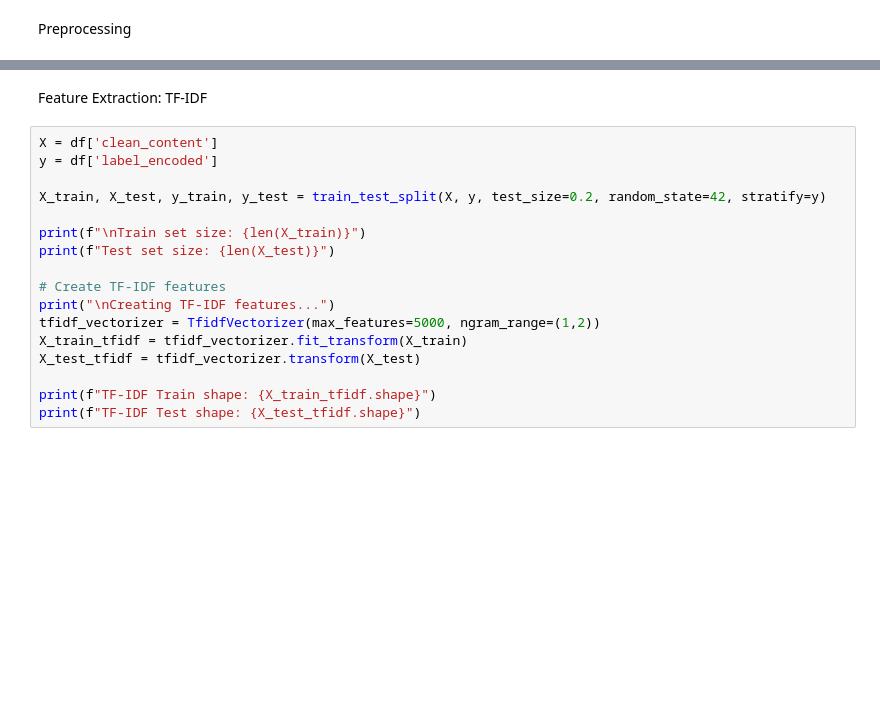
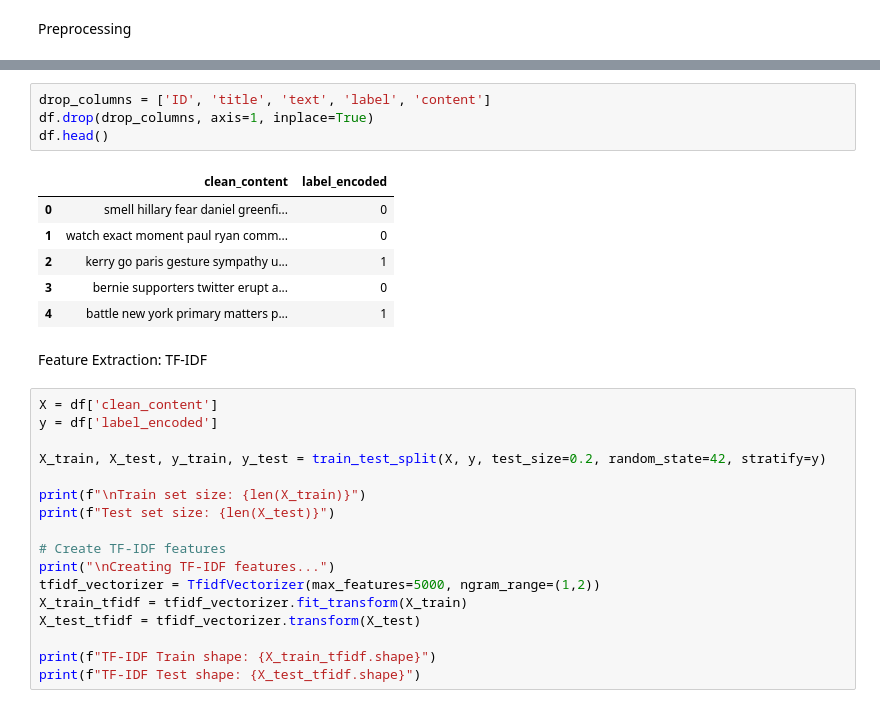
Before and after one commit to WahyuKhairi06/BigData_2311531009_Wahyu-Khairi, a Jupyter notebook: Tugas Akhir Big Data/Naive_bayes.ipynb, the cells around one changed output, grey strips where cells are left out. Cells and saved outputs as stored; diff of their text form; blank space fills up the shorter version.

```diff
--- a/Tugas Akhir Big Data/Naive_bayes.ipynb
+++ b/Tugas Akhir Big Data/Naive_bayes.ipynb
@@ -119,3 +144,14 @@ Name: count, dtype: int64
+# %%
+drop_columns = ['ID', 'title', 'text', 'label', 'content']
+df.drop(drop_columns, axis=1, inplace=True)
+df.head()
+# %% [output]
+|  | clean_content | label_encoded |
+| 0 | smell hillary fear daniel greenfi... | 0 |
+| 1 | watch exact moment paul ryan comm... | 0 |
+| 2 | kerry go paris gesture sympathy u... | 1 |
+| 3 | bernie supporters twitter erupt a... | 0 |
+| 4 | battle new york primary matters p... | 1 |
 # %% [markdown]
 Feature Extraction: TF-IDF
 # %%
```
Also changed, not shown: parts of 17 cells of this notebook.
